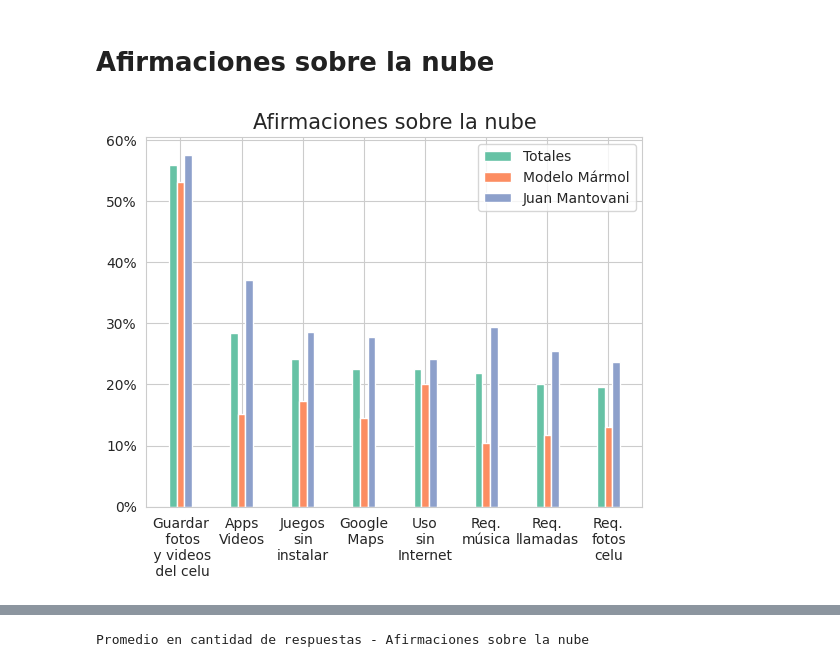
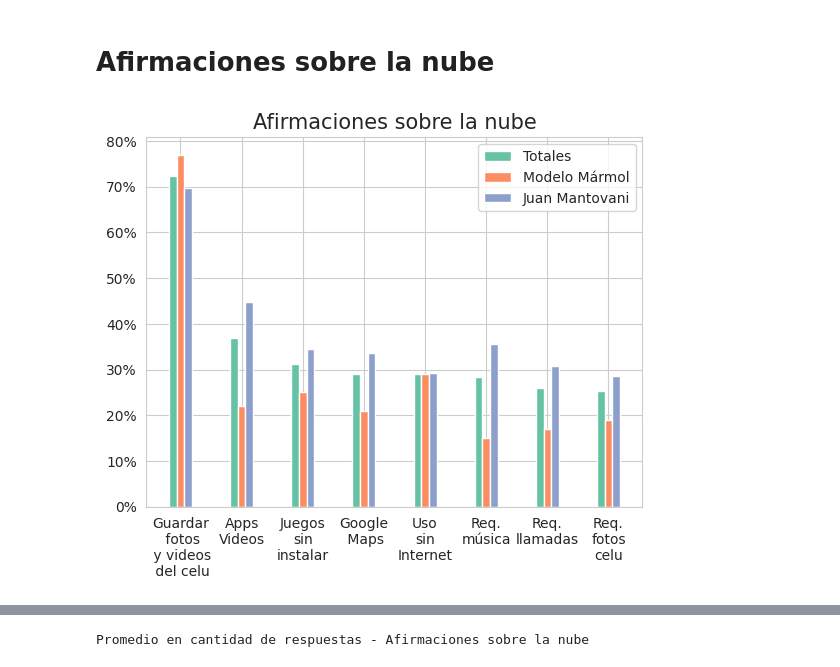
Before and after one commit to fedesassone/tesis, a Jupyter notebook: notebooks/misconceptions/Misconceptions.ipynb, the cells around one changed output, grey strips where cells are left out. Cells and saved outputs as stored; diff of their text form; code cells hidden in the pictures.

```diff
--- a/notebooks/misconceptions/Misconceptions.ipynb
+++ b/notebooks/misconceptions/Misconceptions.ipynb
@@ -31,6 +31,11 @@ cant_marmol_sexto = len(marmol[marmol['grado']=="Sexto"])
 cant_mantovani_cuarto = len(mantovani[mantovani['grado']=="Cuarto"])
 cant_mantovani_quinto = len(mantovani[mantovani['grado']=="Quinto"])
 cant_mantovani_sexto = len(mantovani[mantovani['grado']=="Sexto"])
+# nose que es la nube
+nube_nose_totales   = df_fe    ["que_es_nube"].value_counts()["No sé"]
+nube_nose_marmol    = marmol   ["que_es_nube"].value_counts()["No sé"]
+nube_nose_mantovani = mantovani["que_es_nube"].value_counts()["No sé"]
+# faltan los no se de grado y genero
 # %% [output]
 (369, 22)
 # %% [markdown]
@@ -2734,44 +2732,45 @@ plt.savefig('misconc_desagreg_que_es_nube_genero.png')
 # Afirmaciones sobre la nube
 # %%
 # Afirmaciones sobre la nube
-data_total = df_fe["afirmaciones_nube"].str.replace(" ", "").str.get_dummies(sep=',').sum().div(cant_total).sort_values(ascending=False)
-data_marmol = marmol["afirmaciones_nube"].str.replace(" ", "").str.get_dummies(sep=',').sum().div(cant_marmol).sort_values(ascending=False)
-data_mantovani = mantovani["afirmaciones_nube"].str.replace(" ", "").str.get_dummies(sep=',').sum().div(cant_mantovani).sort_values(ascending=False)
+data_total = df_fe["afirmaciones_nube"].str.replace(" ", "").str.get_dummies(sep=',').sum().div(cant_total - nube_nose_totales).sort_values(ascending=False)
+data_marmol = marmol["afirmaciones_nube"].str.replace(" ", "").str.get_dummies(sep=',').sum().div(cant_marmol - nube_nose_marmol).sort_values(ascending=False)
+data_mantovani = mantovani["afirmaciones_nube"].str.replace(" ", "").str.get_dummies(sep=',').sum().div(cant_mantovani - nube_nose_mantovani).sort_values(ascending=False)
 
 dfs = [data_total, data_marmol, data_mantovani]
+# print(data_total)
 
 result = pd.concat(dfs, axis=1)
 result = result.rename( columns={ 0:'Totales',
                                   1:'Modelo Mármol',
                                   2:'Juan Mantovani'},
                         index= {"Lanubemepermiteguardarlasfotosyvideosdelcelular": "Guardar\n fotos\n y videos\n del celu",
                                 "InstagramyTikTokusanlanubeparacompartirsusvideos": "Apps\nVideos",
                                 "Sepuedeusarlanubeparajugarjuegossininstalarlos": "Juegos\nsin\ninstalar",
                                 "GoogleMapsdescargasusmapasdelanube": "Google\n Maps",
                                 "PodemosutilizarlanubesinconexiónaInternet": "Uso\nsin\nInternet",
                                 "Sinlanubeseríaimposibleescucharmúsicaenelcelular": "Req.\nmúsica",
                                 "Sinlanubenoseríaposiblehacerllamadasporcelular": "Req.\nllamadas",
                                 "Sinlanubeseríaimposiblesacarfotosconelcelular": "Req.\nfotos\ncelu"
                                 }).fillna(0)
 
 result = result.reindex(["Guardar\n fotos\n y videos\n del celu","Apps\nVideos","Juegos\nsin\ninstalar","Google\n Maps","Uso\nsin\nInternet","Req.\nmúsica","Req.\nllamadas","Req.\nfotos\ncelu"])
 
 bar_width = 0.25
 
 br1 = [1, 3, 5, 7, 9, 11, 13, 15]
 br2 = [x + bar_width for x in br1]
 br3 = [x + bar_width for x in br2]
 
 plt.bar(br1,result['Totales']       , width=bar_width, label = 'Totales')
 plt.bar(br2,result['Modelo Mármol'] , width=bar_width, label = 'Modelo Mármol')
 plt.bar(br3,result['Juan Mantovani'], width=bar_width, label = 'Juan Mantovani')
 
 plt.gca().yaxis.set_major_formatter(PercentFormatter(1))
 plt.title("Afirmaciones sobre la nube", fontsize=15)
 plt.xticks([r + bar_width for r in br1], result.index)
 plt.legend()
 plt.savefig('afirmaciones_nube.png')
 # %% [output]
-[figure, old version]
+[figure, new version]
 # %% [markdown]
 * En esta pregunta se permiten varias respuestas
```
Also changed, not shown: parts of 6 cells of this notebook, 2 other files.
